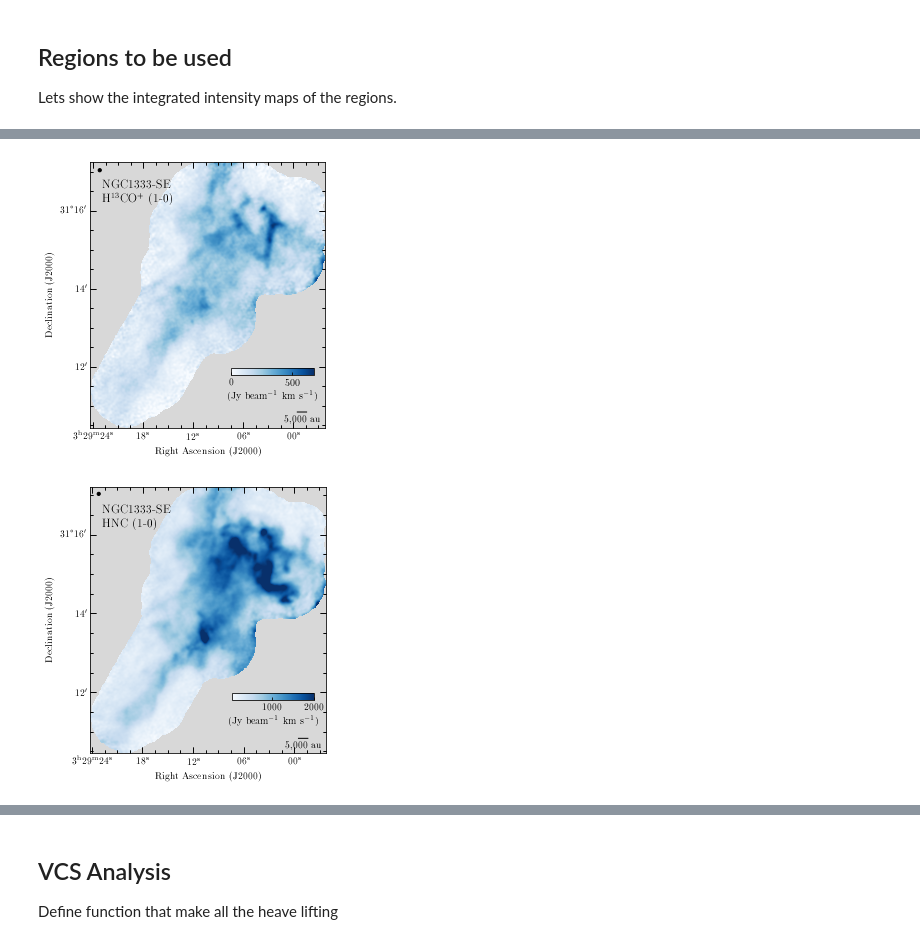
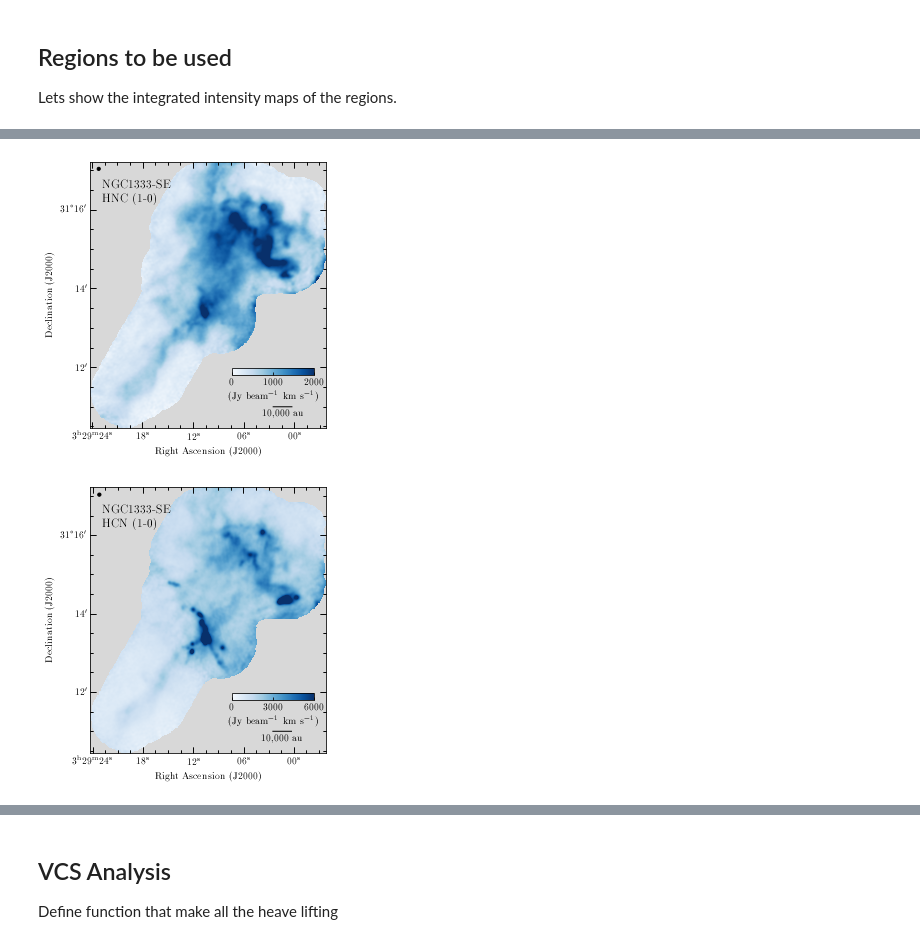
Before and after one commit to jpinedaf/NGC1333_NOEMA_turbulence, a Jupyter notebook: NGC1333_determine_turbulence.ipynb, the cells around one changed output, grey strips where cells are left out. Saved outputs shown, nothing was run; the diff lists cells and outputs as text; code cells hidden in the pictures.

Commit message:
plot comparisons

```diff
--- a/NGC1333_determine_turbulence.ipynb
+++ b/NGC1333_determine_turbulence.ipynb
@@ -25,7 +19,6 @@ distance = 300. * u.pc
 ## Regions to be used
 Lets show the integrated intensity maps of the regions.
 # %%
-from astropy.wcs import WCS
 my_figsize = (6, 4)
 file_list_TdV = ['data/NGC1333_13CO_1-0-TdV.fits',
                  'data/NGC1333_SE_C18O-TdV.fits',
@@ -38,9 +31,14 @@ xpos_lab1, ypos_lab1 = (0.05, 0.9)
 xpos_lab2, ypos_lab2 = (0.05, 0.85)
 xpos_lab3, ypos_lab3 = (0.075, 0.875)
 
-beam_pos = SkyCoord("03h29m23.2s", "31d17m2s", frame='fk5')
-beam_pos_13co = SkyCoord("03h29m23.2s", "31d17m2s", frame='fk5')
-scalebar_pos = SkyCoord("03h28m59.5s", "31d10m50s", frame='fk5')
+beam_pos_13CO = SkyCoord("03h31m20.0s", "31d52m0s", frame='fk5')
+scalebar_pos_13CO = SkyCoord("03h27m30.0s", "30d47m30s", frame='fk5')
+
+beam_pos_C18O = SkyCoord("03h31m15.0s", "31d25m0s", frame='fk5')
+scalebar_pos_C18O = SkyCoord("03h28m35.0s", "31d11m00s", frame='fk5')
+
+beam_pos_NOEMA = SkyCoord("03h29m23.2s", "31d17m2s", frame='fk5')
+scalebar_pos_NOEMA = SkyCoord("03h29m02.5s", "31d11m00s", frame='fk5')
 # %%
 # distance = 300. # pc
 
@@ -164,36 +218,34 @@ plt.tight_layout()
 # %%
 text_color = 'black'
 
-hdu = fits.open(file_list_TdV[2])[0]
+hdu = fits.open(file_list_TdV[3])[0]
 wcs = WCS(hdu.header)
 
 cmap = plt.get_cmap(name='Blues').copy()
 cmap.set_bad(color='0.85')
 
 fig = plt.figure(figsize=my_figsize)
 ax = plt.subplot(projection=wcs)
-im = ax.imshow(hdu.data, vmin=0.0, cmap=cmap, origin='lower')
-# im = ax.imshow(hdu.data, vmin=0.0, vmax=3e-1, cmap=cmap, origin='lower')
+im = ax.imshow(hdu.data, vmin=0, vmax=2000, cmap=cmap, origin='lower')
 
-plot_setup_ngc1333_wcsaxes(ax, hdu, label_col=text_color, contour_n2hp=False)
-# plot_setup_noema_wcsaxes(ax, hdu, label_col=text_color, contour_n2hp=True)
+plot_setup_ngc1333_wcsaxes(ax, hdu, label_col=text_color, telescope='NOEMA')
 
 cax = ax.inset_axes(col_pos)
 cbar = plt.colorbar(im, cax=cax, label=r'(Jy beam$^{-1}$ km s$^{-1}$)', orientation='horizontal')
 # cbar.set_ticks([0, 0.1, 0.2, 0.3])
 
 fig.text(xpos_lab1, ypos_lab1, 'NGC1333-SE', transform=ax.transAxes,
                 horizontalalignment='left', color=text_color, size=12)
-fig.text(xpos_lab2, ypos_lab2, r'H$^{13}$CO$^+$ (1-0)', transform=ax.transAxes,
+fig.text(xpos_lab2, ypos_lab2, r'HNC (1-0)', transform=ax.transAxes,
                 horizontalalignment='left', color=text_color, size=12)
 plt.tight_layout()
-# fig.savefig('figs/NGC1333_SiO_TdV.pdf', dpi=200)
+fig.savefig('figs/NGC1333_HNC_TdV.pdf', dpi=200)
 # %% [output]
-[figure, old version]
+[figure, new version]
 # %%
 text_color = 'black'
 
-hdu = fits.open(file_list_TdV[3])[0]
+hdu = fits.open(file_list_TdV[4])[0]
 wcs = WCS(hdu.header)
 
 cmap = plt.get_cmap(name='Blues').copy()
@@ -201,21 +253,19 @@ cmap.set_bad(color='0.85')
 
 fig = plt.figure(figsize=my_figsize)
 ax = plt.subplot(projection=wcs)
-im = ax.imshow(hdu.data, vmax=2000, cmap=cmap, origin='lower')
-# im = ax.imshow(hdu.data, vmin=0.0, vmax=3e-1, cmap=cmap, origin='lower')
+im = ax.imshow(hdu.data, vmin=0, vmax=6000.0, cmap=cmap, origin='lower')
 
-plot_setup_ngc1333_wcsaxes(ax, hdu, label_col=text_color, contour_n2hp=False)
-# plot_setup_noema_wcsaxes(ax, hdu, label_col=text_color, contour_n2hp=True)
+plot_setup_ngc1333_wcsaxes(ax, hdu, label_col=text_color, telescope='NOEMA')
 
 cax = ax.inset_axes(col_pos)
 cbar = plt.colorbar(im, cax=cax, label=r'(Jy beam$^{-1}$ km s$^{-1}$)', orientation='horizontal')
-# cbar.set_ticks([0, 0.1, 0.2, 0.3])
+cbar.set_ticks([0, 3000, 6000])
 
 fig.text(xpos_lab1, ypos_lab1, 'NGC1333-SE', transform=ax.transAxes,
                 horizontalalignment='left', color=text_color, size=12)
-fig.text(xpos_lab2, ypos_lab2, r'HNC (1-0)', transform=ax.transAxes,
+fig.text(xpos_lab2, ypos_lab2, r'HCN (1-0)', transform=ax.transAxes,
                 horizontalalignment='left', color=text_color, size=12)
 plt.tight_layout()
-# fig.savefig('figs/NGC1333_SiO_TdV.pdf', dpi=200)
+fig.savefig('figs/NGC1333_HCN_TdV.pdf', dpi=200)
 # %% [output]
-[figure, old version]
+[figure, new version]
```
Also changed, not shown: parts of 26 cells of this notebook, 8 other files.
